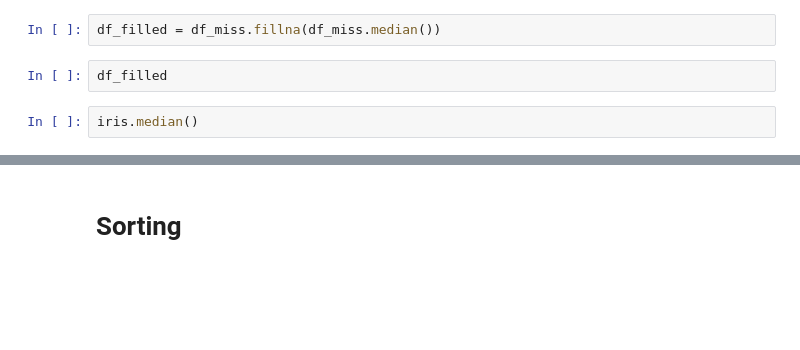
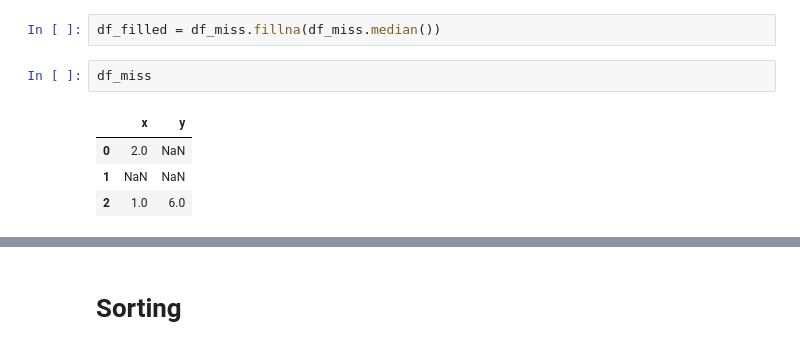
Before and after one commit to JonathanDorsey2/DS1002, a Jupyter notebook: Pandas 2.ipynb, the cells around one changed output, grey strips where cells are left out. Cells and saved outputs as stored; diff of their text form; blank space fills up the shorter version.

```diff
--- a/Pandas 2.ipynb
+++ b/Pandas 2.ipynb
@@ -330,7 +527,10 @@ This will replace missing values with whatever you set it to, e.g. 0's.
 We can pass the results of an operation -- for example to peform simple imputation, we can replace missing values in each column with the median value of the respective column:
 # %%
 df_filled = df_miss.fillna(df_miss.median())
-# %%
-df_filled
-# %%
-iris.median()
+# %%
+df_miss
+# %% [output]
+|  | x | y |
+| 0 | 2.0 | NaN |
+| 1 | NaN | NaN |
+| 2 | 1.0 | 6.0 |
```
Also changed, not shown: parts of 61 cells of this notebook.
